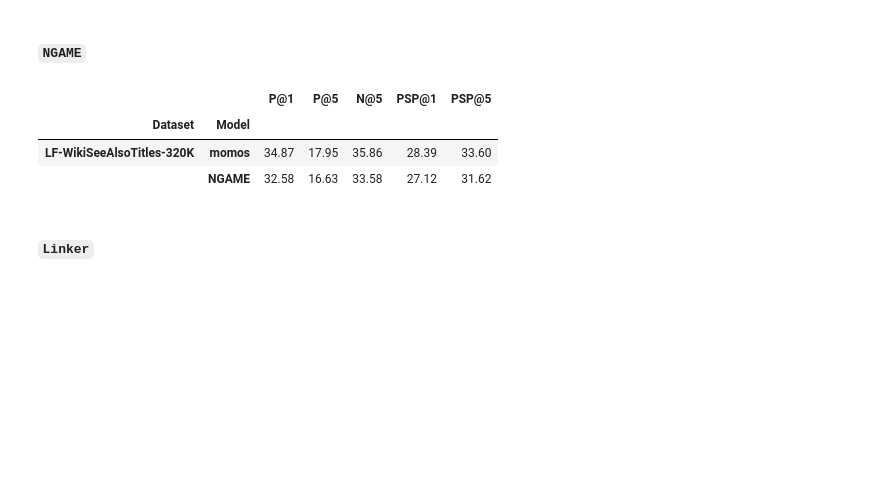
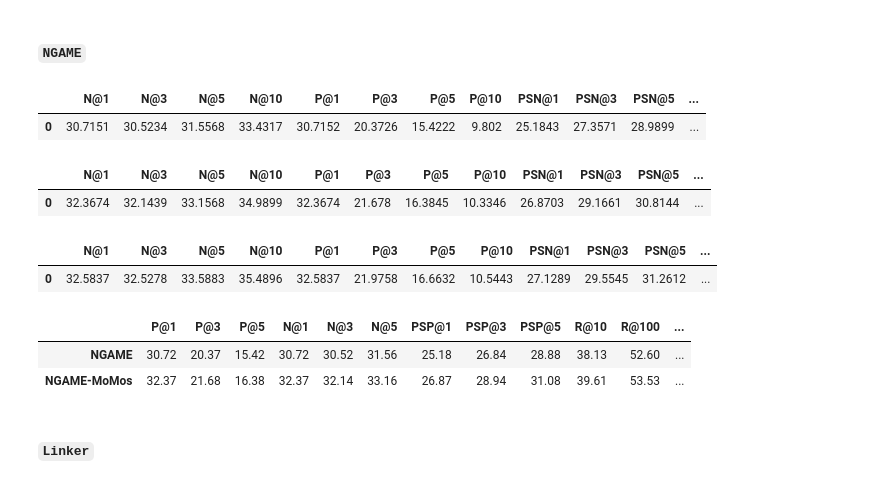
Before and after one commit to suchith720/medic, a Jupyter notebook: nbs/21_experiment-summary.ipynb, the cells around one changed output. Drawn from its saved outputs; the diff is of its cells as text; code cells hidden in the pictures; blank space fills up the shorter version.

```diff
--- a/nbs/21_experiment-summary.ipynb
+++ b/nbs/21_experiment-summary.ipynb
@@ -434,18 +682,35 @@ display_results(metric, index)
 # %% [markdown]
 #### `NGAME`
 # %%
+# NGAME
+m = {'eval_N@1': 0.3071514964103699, 'eval_N@10': 0.3343173861503601, 'eval_N@3': 0.3052336871623993, 'eval_N@5': 0.3155677020549774, 'eval_P@1': 0.3071515083232403, 'eval_P@10': 0.09802044897621602, 'eval_P@3': 0.203725506764641, 'eval_P@5': 0.15422246007395787, 'eval_PSN@1': 0.2518428862094879, 'eval_PSN@10': 0.31121861934661865, 'eval_PSN@3': 0.2735707759857178, 'eval_PSN@5': 0.28989893198013306, 'eval_PSP@1': 0.2518429030013041, 'eval_PSP@10': 0.3310819152362235, 'eval_PSP@3': 0.26838245062504373, 'eval_PSP@5': 0.2887947045192116, 'eval_R@10': 0.38132653457836346, 'eval_R@100': 0.525962901940107, 'eval_R@200': 0.5587215671662659, 'eval_loss': 0.026567889377474785, 'eval_runtime': 88.5348, 'eval_samples_per_second': 2005.03, 'eval_steps_per_second': 1.254}
+display_metric(m)
+
 # distillation with NGAME
-index = pd.MultiIndex.from_tuples([('LF-WikiSeeAlsoTitles-320K', 'momos'),('LF-WikiSeeAlsoTitles-320K','NGAME')], names=["Dataset", "Model"])
+# 73-distillation-for-wikiseealso-5-2
+m = {'eval_N@1': 0.3236740529537201, 'eval_N@10': 0.34989896416664124, 'eval_N@3': 0.3214386999607086, 'eval_N@5': 0.3315682113170624, 'eval_P@1': 0.3236740557136017, 'eval_P@10': 0.10334619609615377, 'eval_P@3': 0.21677980264576877, 'eval_P@5': 0.16384530884731122, 'eval_PSN@1': 0.2687029540538788, 'eval_PSN@10': 0.32939642667770386, 'eval_PSN@3': 0.2916613817214966, 'eval_PSN@5': 0.3081437051296234, 'eval_PSP@1': 0.26870297711915153, 'eval_PSP@10': 0.3532736953978649, 'eval_PSP@3': 0.28942156972754435, 'eval_PSP@5': 0.31079097825982943, 'eval_R@10': 0.3960668401729561, 'eval_R@100': 0.5353109599280833, 'eval_R@200': 0.5654239040260066}
+display_metric(m)
 
-metric = [metrics(34.87, 17.95, 35.86, 28.39, 33.60),
-          metrics(32.58, 16.63, 33.58, 27.12, 31.62)]
-
-display_results(metric, index)
+# 77-distillation-for-wikiseealso-with-ramen-5-0
+m = {'eval_N@1': 0.32583725452423096, 'eval_N@10': 0.3548957109451294, 'eval_N@3': 0.3252778947353363, 'eval_N@5': 0.3358832597732544, 'eval_P@1': 0.3258372531898713, 'eval_P@10': 0.10544348364931012, 'eval_P@3': 0.21975795472681922, 'eval_P@5': 0.16663155226336349, 'eval_PSN@1': 0.27128857374191284, 'eval_PSN@10': 0.3345213234424591, 'eval_PSN@3': 0.29554474353790283, 'eval_PSN@5': 0.31261155009269714, 'eval_PSP@1': 0.27128859464911215, 'eval_PSP@10': 0.3605031311667134, 'eval_PSP@3': 0.2935433751268001, 'eval_PSP@5': 0.3162166726629544, 'eval_R@10': 0.40274608442405324, 'eval_R@100': 0.5460825599071291, 'eval_R@200': 0.5780207587913054, 'eval_loss': 0.11397316306829453, 'eval_runtime': 182.7026, 'eval_samples_per_second': 971.606, 'eval_steps_per_second': 0.608}
+display_metric(m)
 # %% [output]
-|  |  | P@1 | P@5 | N@5 | PSP@1 | PSP@5 |
-| Dataset | Model |  |  |  |  |  |
-| LF-WikiSeeAlsoTitles-320K | momos | 34.87 | 17.95 | 35.86 | 28.39 | 33.60 |
-|  | NGAME | 32.58 | 16.63 | 33.58 | 27.12 | 31.62 |
+|  | N@1 | N@3 | N@5 | N@10 | P@1 | P@3 | P@5 | P@10 | PSN@1 | PSN@3 | PSN@5 | ... |
+| 0 | 30.7151 | 30.5234 | 31.5568 | 33.4317 | 30.7152 | 20.3726 | 15.4222 | 9.802 | 25.1843 | 27.3571 | 28.9899 | ... |
+|  | N@1 | N@3 | N@5 | N@10 | P@1 | P@3 | P@5 | P@10 | PSN@1 | PSN@3 | PSN@5 | ... |
+| 0 | 32.3674 | 32.1439 | 33.1568 | 34.9899 | 32.3674 | 21.678 | 16.3845 | 10.3346 | 26.8703 | 29.1661 | 30.8144 | ... |
+|  | N@1 | N@3 | N@5 | N@10 | P@1 | P@3 | P@5 | P@10 | PSN@1 | PSN@3 | PSN@5 | ... |
+| 0 | 32.5837 | 32.5278 | 33.5883 | 35.4896 | 32.5837 | 21.9758 | 16.6632 | 10.5443 | 27.1289 | 29.5545 | 31.2612 | ... |
+# %%
+o = {
+    'NGAME': {'eval_N@1': 0.3071514964103699, 'eval_N@10': 0.3343173861503601, 'eval_N@3': 0.3052336871623993, 'eval_N@5': 0.3155677020549774, 'eval_P@1': 0.3071515083232403, 'eval_P@10': 0.09802044897621602, 'eval_P@3': 0.203725506764641, 'eval_P@5': 0.15422246007395787, 'eval_PSN@1': 0.2518428862094879, 'eval_PSN@10': 0.31121861934661865, 'eval_PSN@3': 0.2735707759857178, 'eval_PSN@5': 0.28989893198013306, 'eval_PSP@1': 0.2518429030013041, 'eval_PSP@10': 0.3310819152362235, 'eval_PSP@3': 0.26838245062504373, 'eval_PSP@5': 0.2887947045192116, 'eval_R@10': 0.38132653457836346, 'eval_R@100': 0.525962901940107, 'eval_R@200': 0.5587215671662659, 'eval_loss': 0.026567889377474785, 'eval_runtime': 88.5348, 'eval_samples_per_second': 2005.03, 'eval_steps_per_second': 1.254},
+    'NGAME-MoMos': {'eval_N@1': 0.3236740529537201, 'eval_N@10': 0.34989896416664124, 'eval_N@3': 0.3214386999607086, 'eval_N@5': 0.3315682113170624, 'eval_P@1': 0.3236740557136017, 'eval_P@10': 0.10334619609615377, 'eval_P@3': 0.21677980264576877, 'eval_P@5': 0.16384530884731122, 'eval_PSN@1': 0.2687029540538788, 'eval_PSN@10': 0.32939642667770386, 'eval_PSN@3': 0.2916613817214966, 'eval_PSN@5': 0.3081437051296234, 'eval_PSP@1': 0.26870297711915153, 'eval_PSP@10': 0.3532736953978649, 'eval_PSP@3': 0.28942156972754435, 'eval_PSP@5': 0.31079097825982943, 'eval_R@10': 0.3960668401729561, 'eval_R@100': 0.5353109599280833, 'eval_R@200': 0.5654239040260066}
+}
+_display_metric(convert_df_and_remove_prefix(o)*100)
+# %% [output]
+|  | P@1 | P@3 | P@5 | N@1 | N@3 | N@5 | PSP@1 | PSP@3 | PSP@5 | R@10 | R@100 | ... |
+| NGAME | 30.72 | 20.37 | 15.42 | 30.72 | 30.52 | 31.56 | 25.18 | 26.84 | 28.88 | 38.13 | 52.60 | ... |
+| NGAME-MoMos | 32.37 | 21.68 | 16.38 | 32.37 | 32.14 | 33.16 | 26.87 | 28.94 | 31.08 | 39.61 | 53.53 | ... |
 # %% [markdown]
 #### `Linker`
 # %%
```
Also changed, not shown: parts of 90 cells of this notebook, 5 other files.
